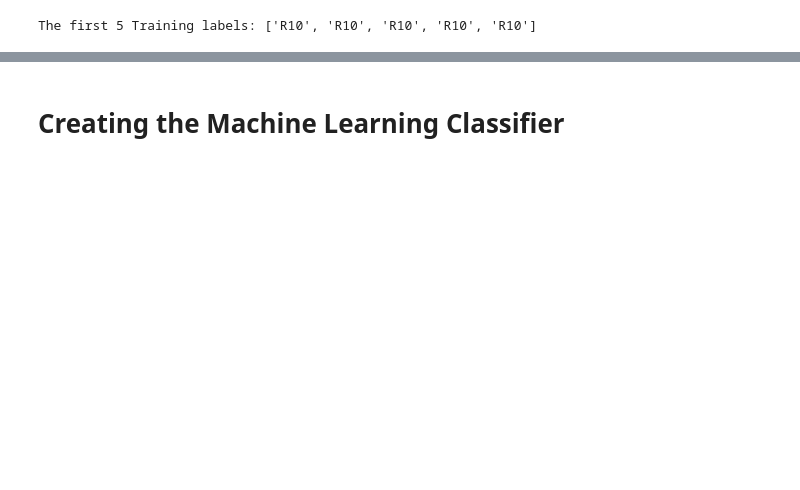
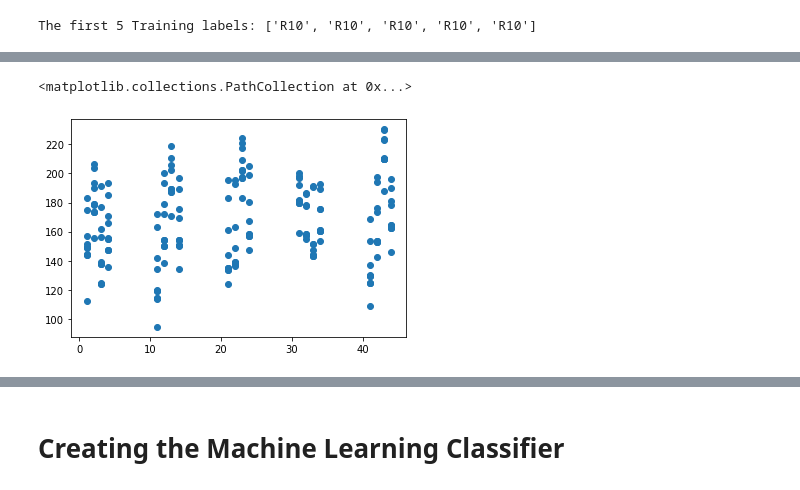
Before and after one commit to SumeithAlexOrgUKZN/COMP702_CourseProject, a Jupyter notebook: machine_learning_model.ipynb, the cells around one changed output, grey strips where cells are left out. Saved outputs shown, nothing was run; the diff lists cells and outputs as text; code cells hidden in the pictures; blank space fills up the shorter version.

```diff
--- a/machine_learning_model.ipynb
+++ b/machine_learning_model.ipynb
@@ -180,0 +174,6 @@ y = [average_pixel__R10,average_pixel__R20,average_pixel__R50,average_pixel__R10
+# %%
+plt.scatter(x= [ [1, 2, 3, 4] * 11,[11, 12, 13, 14] * 11 ,[21, 22, 23, 24] * 11, [31, 32, 33, 34] * 11, [41, 42, 43, 44] * 11],
+y = [colour_channels_R10,colour_channels_R20,colour_channels_R50,colour_channels_R100,colour_channels_R200])
+# %% [output]
+<matplotlib.collections.PathCollection at 0x...>
+[figure, added]
```
Also changed, not shown: parts of 29 cells of this notebook, 3 other files.
